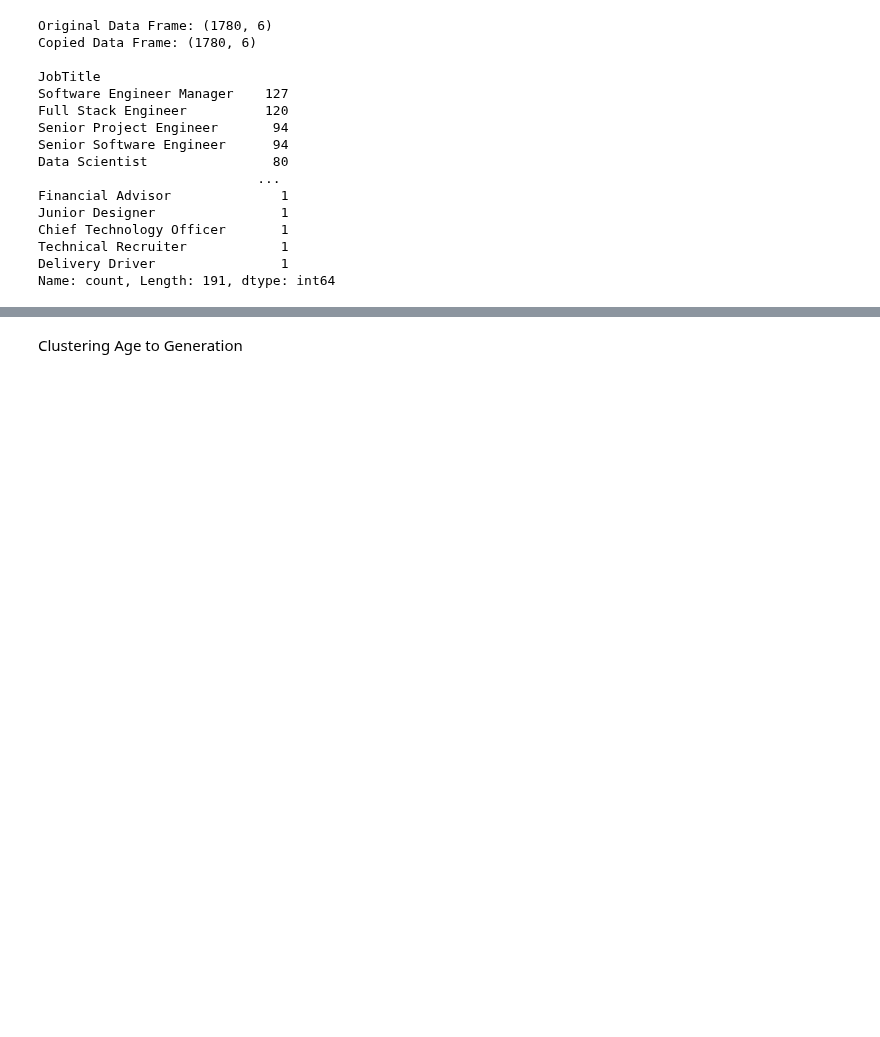
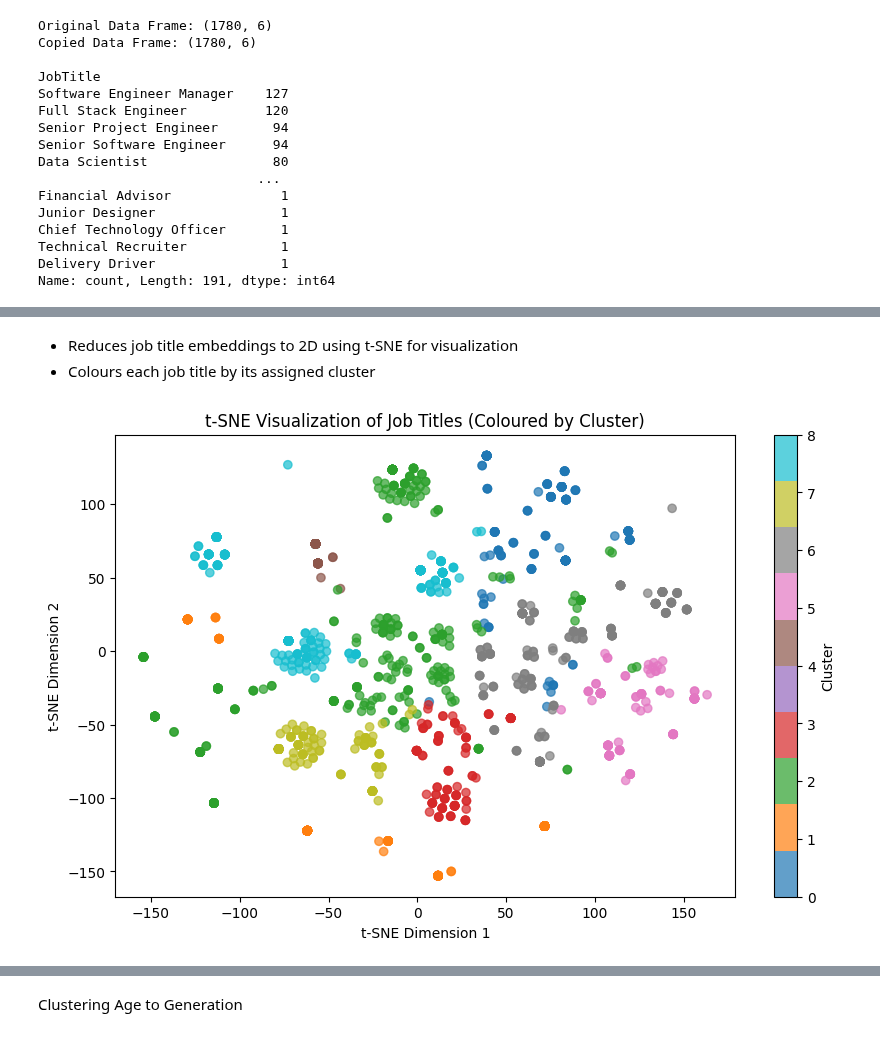
Before and after one commit to cheonghf/ML-P4-03, a Jupyter notebook: Project_SourceCode_P4_03.ipynb, the cells around one changed output, grey strips where cells are left out. Saved outputs shown, nothing was run; the diff lists cells and outputs as text; code cells hidden in the pictures; blank space fills up the shorter version.

```diff
--- a/Project_SourceCode_P4_03.ipynb
+++ b/Project_SourceCode_P4_03.ipynb
@@ -910,0 +768,5 @@ print(df_sd6)
+# %%
+# Step 4: Apply K-Means Clustering Using Optimal Cluster Count
+optimal_clusters = cluster_range[silhouette_scores.index(max(silhouette_scores))]  # Best Silhouette Score
+kmeans = KMeans(n_clusters=optimal_clusters, random_state=42, n_init=10)
+df_sd6["Cluster"] = kmeans.fit_predict(X)
@@ -910,0 +775,32 @@ print(df_sd6)
+# %%
+# Step 5: Extract Common Words from Each Cluster to Infer Industry Labels
+def get_most_common_words(cluster_number):
+    titles_in_cluster = df_sd6[df_sd6["Cluster"] == cluster_number]["Cleaned_Job_Title"].tolist()
+    all_words = [word for title in titles_in_cluster for word in title]
+    most_common_words = [word for word, _ in Counter(all_words).most_common(3)]
+    return most_common_words
+
+# Assign inferred industry names based on most common words
+industry_names = {}
+for cluster in range(optimal_clusters):
+    common_words = get_most_common_words(cluster)
+    industry_names[cluster] = "-".join(common_words)  # Use common words as a proxy for industry
+
+df_sd6["Industry"] = df_sd6["Cluster"].map(industry_names)
+# %% [markdown]
+* Reduces job title embeddings to 2D using t-SNE for visualization
+* Colours each job title by its assigned cluster
+# %%
+# Step 6: Visualize t-SNE Representation
+tsne = TSNE(n_components=2, perplexity=15, random_state=42)
+X_tsne = tsne.fit_transform(X)
+
+plt.figure(figsize=(10, 6))
+scatter = plt.scatter(X_tsne[:, 0], X_tsne[:, 1], c=df_sd6["Cluster"], cmap='tab10', alpha=0.7)
+plt.colorbar(scatter, label="Cluster")
+plt.title("t-SNE Visualization of Job Titles (Coloured by Cluster)")
+plt.xlabel("t-SNE Dimension 1")
+plt.ylabel("t-SNE Dimension 2")
+plt.show()
+# %% [output]
+[figure, added]
```
Also changed, not shown: parts of 34 cells of this notebook.
